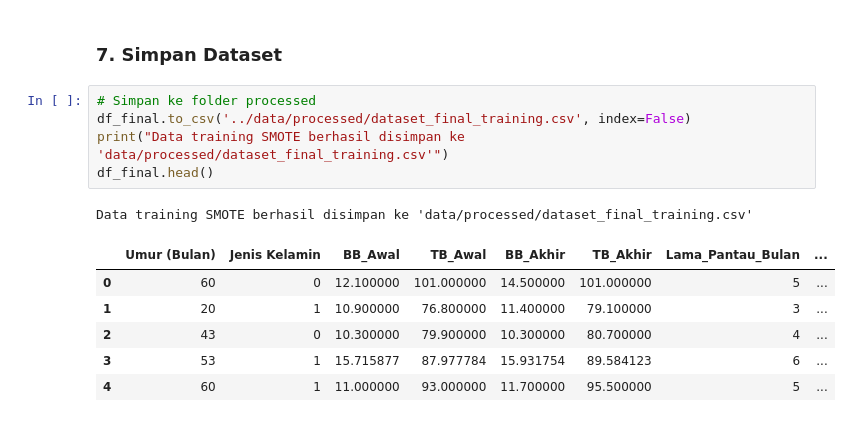
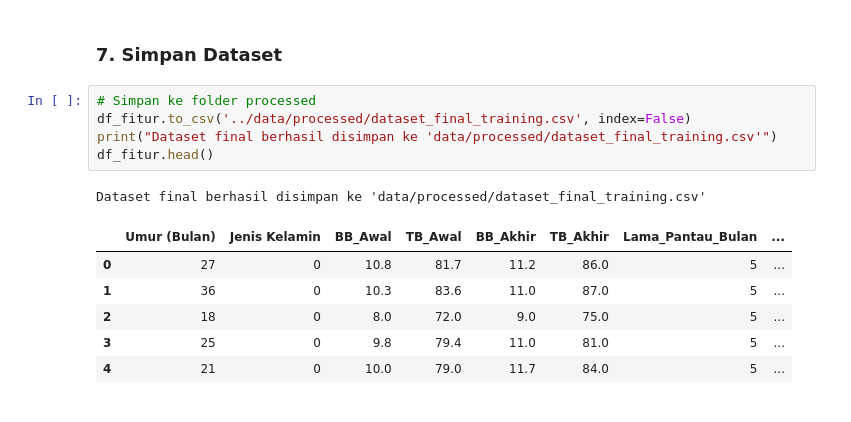
Before and after one commit to MuhammadRizalNurfirdaus/Sistem_Pendukung_Keputusan_Berbasis_Web_Menggunakan_ML_untuk_Prediksi_Risiko_Stunting, a Jupyter notebook: ML/notebooks/generate_dummy_data.ipynb, the cells around one changed output. Cells and saved outputs as stored; diff of their text form.

```diff
--- a/ML/notebooks/generate_dummy_data.ipynb
+++ b/ML/notebooks/generate_dummy_data.ipynb
@@ -318,14 +263,14 @@ Total data sekarang: 642 baris
 ### 7. Simpan Dataset
 # %%
 # Simpan ke folder processed
-df_final.to_csv('../data/processed/dataset_final_training.csv', index=False)
-print("Data training SMOTE berhasil disimpan ke 'data/processed/dataset_final_training.csv'")
-df_final.head()
+df_fitur.to_csv('../data/processed/dataset_final_training.csv', index=False)
+print("Dataset final berhasil disimpan ke 'data/processed/dataset_final_training.csv'")
+df_fitur.head()
 # %% [output]
-Data training SMOTE berhasil disimpan ke 'data/processed/dataset_final_training.csv'
+Dataset final berhasil disimpan ke 'data/processed/dataset_final_training.csv'
 |  | Umur (Bulan) | Jenis Kelamin | BB_Awal | TB_Awal | BB_Akhir | TB_Akhir | Lama_Pantau_Bulan | ... |
-| 0 | 60 | 0 | 12.100000 | 101.000000 | 14.500000 | 101.000000 | 5 | ... |
-| 1 | 20 | 1 | 10.900000 | 76.800000 | 11.400000 | 79.100000 | 3 | ... |
-| 2 | 43 | 0 | 10.300000 | 79.900000 | 10.300000 | 80.700000 | 4 | ... |
-| 3 | 53 | 1 | 15.715877 | 87.977784 | 15.931754 | 89.584123 | 6 | ... |
-| 4 | 60 | 1 | 11.000000 | 93.000000 | 11.700000 | 95.500000 | 5 | ... |
+| 0 | 27 | 0 | 10.8 | 81.7 | 11.2 | 86.0 | 5 | ... |
+| 1 | 36 | 0 | 10.3 | 83.6 | 11.0 | 87.0 | 5 | ... |
+| 2 | 18 | 0 | 8.0 | 72.0 | 9.0 | 75.0 | 5 | ... |
+| 3 | 25 | 0 | 9.8 | 79.4 | 11.0 | 81.0 | 5 | ... |
+| 4 | 21 | 0 | 10.0 | 79.0 | 11.7 | 84.0 | 5 | ... |
```
Also changed, not shown: parts of 8 cells of this notebook, 2 other files.
